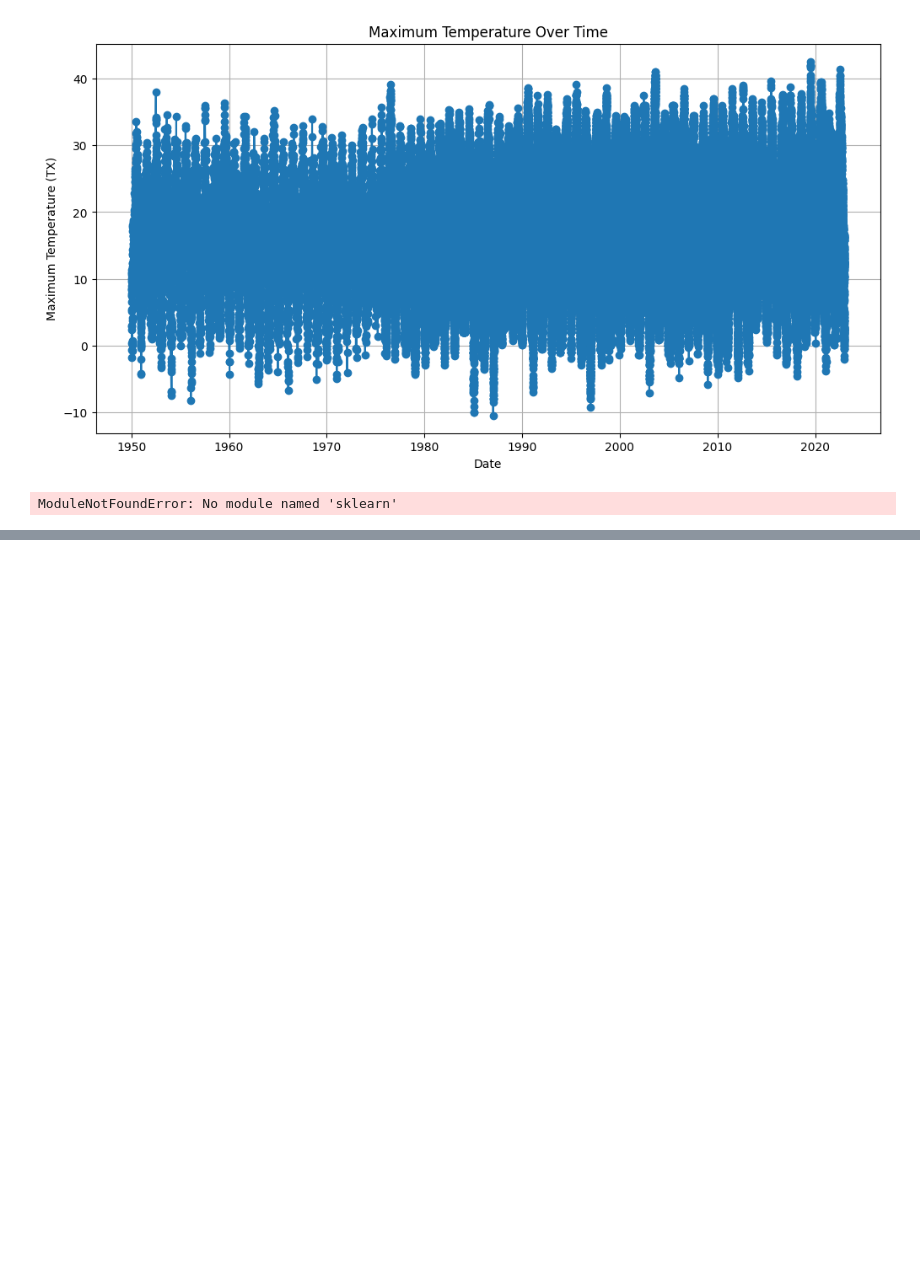
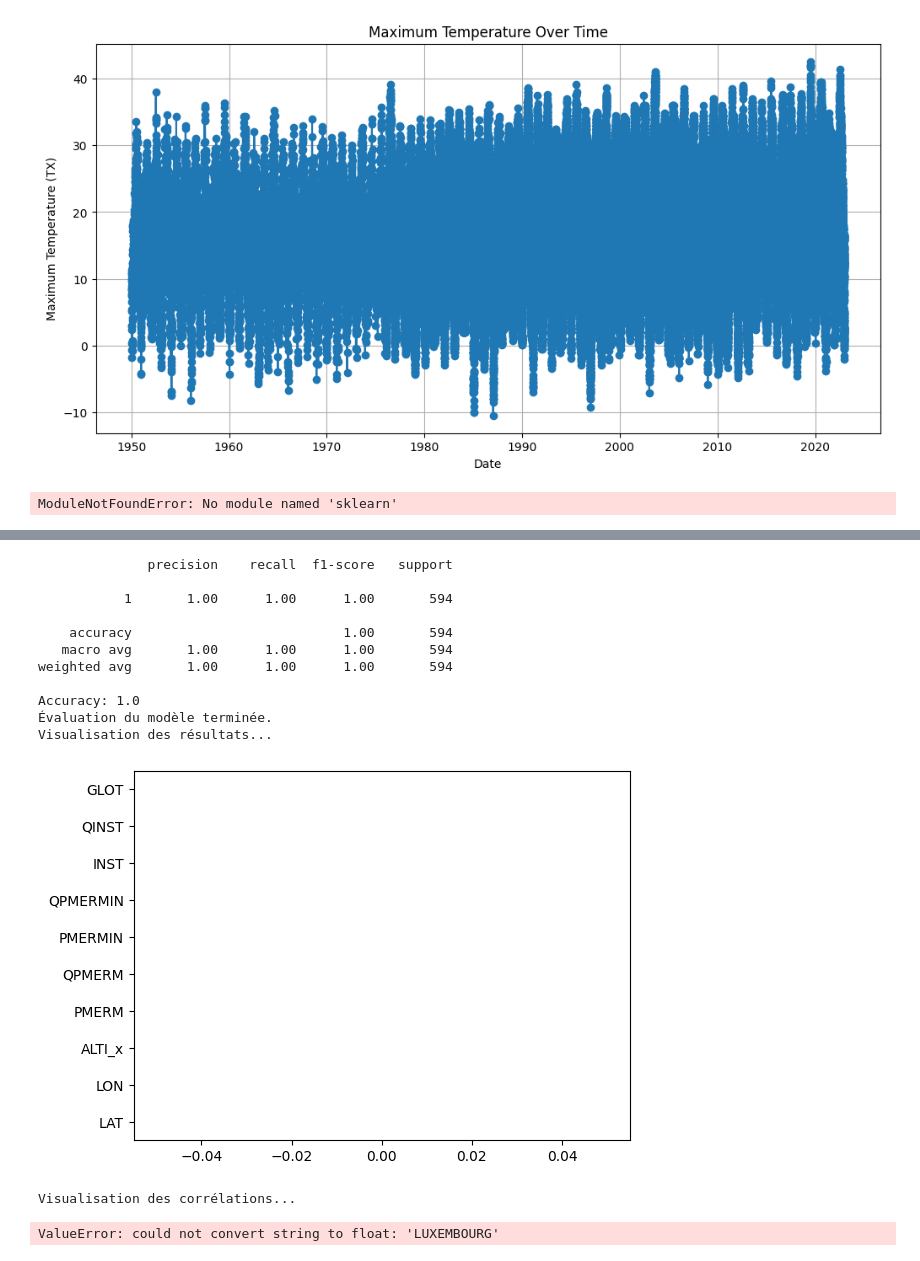
Before and after one commit to YannSko/Transport_App, a Jupyter notebook: ML_module/data_model/plot_data_weather.ipynb, the cells around one changed output, grey strips where cells are left out. Cells and saved outputs as stored; diff of their text form; code cells hidden in the pictures; blank space fills up the shorter version.

Commit message:
bad_model
not finished yet

```diff
--- a/ML_module/data_model/plot_data_weather.ipynb
+++ b/ML_module/data_model/plot_data_weather.ipynb
@@ -128,8 +128,12 @@ import json
 from sklearn.model_selection import train_test_split
 from sklearn.ensemble import RandomForestClassifier
 from sklearn.metrics import classification_report, accuracy_score
+from sklearn.preprocessing import LabelEncoder, OneHotEncoder, StandardScaler
+from sklearn.compose import ColumnTransformer
+from sklearn.pipeline import Pipeline
 import matplotlib.pyplot as plt
 import seaborn as sns
+import numpy as np
 
 # 1. Chargement des datasets
 print("Chargement des datasets...")
@@ -226,12 +230,40 @@ if 'coordinates' in merged_df.columns:
 
 X = merged_df.drop(columns=columns_to_drop)
 y = merged_df['chantier']
+
+# Sélection des colonnes numériques et catégorielles
+numeric_features = X.select_dtypes(include=[np.number]).columns.tolist()
+categorical_features = X.select_dtypes(include=['object']).columns.tolist()
+
+# Pipeline pour les colonnes numériques
+numeric_transformer = Pipeline(steps=[
+    ('scaler', StandardScaler())
+])
+
+# Pipeline pour les colonnes catégorielles
+categorical_transformer = Pipeline(steps=[
+    ('encoder', OneHotEncoder(handle_unknown='ignore'))
+])
+
+# Combiner les transformations dans un ColumnTransformer
+preprocessor = ColumnTransformer(
+    transformers=[
+        ('num', numeric_transformer, numeric_features),
+        ('cat', categorical_transformer, categorical_features)
+    ])
+
+# Pipeline complet avec prétraitement et modèle
+model = Pipeline(steps=[
+    ('preprocessor', preprocessor),
+    ('classifier', RandomForestClassifier(n_estimators=100, random_state=42))
+])
+
+# Diviser les données en ensembles d'entraînement et de test
 X_train, X_test, y_train, y_test = train_test_split(X, y, test_size=0.2, random_state=42)
 print("Données séparées.")
 
 # 4. Création et entraînement du modèle
 print("Création et entraînement du modèle...")
-model = RandomForestClassifier(n_estimators=100, random_state=42)
 model.fit(X_train, y_train)
 print("Modèle créé et entraîné.")
 
@@ -244,7 +276,18 @@ print("Évaluation du modèle terminée.")
 
 # 6. Visualisation des résultats
 print("Visualisation des résultats...")
-feature_importances = pd.Series(model.feature_importances_, index=X.columns)
+# Extraire l'importance des features
+importances = model.named_steps['classifier'].feature_importances_
+
+# Récupérer les noms des features après OneHotEncoding
+encoder = model.named_steps['preprocessor'].named_transformers_['cat'].named_steps['encoder']
+encoded_cat_features = encoder.get_feature_names_out(categorical_features)
+
+# Combiner les noms des features
+feature_names = np.hstack([numeric_features, encoded_cat_features])
+
+# Visualiser l'importance des features
+feature_importances = pd.Series(importances, index=feature_names)
 feature_importances.nlargest(10).plot(kind='barh')
 plt.show()
 
@@ -253,6 +296,18 @@ print("Visualisation des corrélations...")
 corr_matrix = merged_df.corr()
 sns.heatmap(corr_matrix, annot=True, cmap='coolwarm')
 plt.show()
+
+# Exemple de retour des coordonnées et de la probabilité pour une voie donnée
+print("Exemple de prédiction avec probabilité pour une voie donnée...")
+example_station_id = merged_df.iloc[0]['station_id']
+example_row = merged_df[merged_df['station_id'] == example_station_id].drop(columns=columns_to_drop + ['chantier']).iloc[0]
+example_prediction = model.predict([example_row])[0]
+example_proba = model.predict_proba([example_row])[0]
+
+print(f"Station ID: {example_station_id}")
+print(f"Coordonnées: {merged_df[merged_df['station_id'] == example_station_id]['coordinates'].values[0]}")
+print(f"Prédiction: {'Chantier' if example_prediction == 1 else 'Pas de chantier'}")
+print(f"Probabilités: {example_proba}")
 # %% [output]
 Chargement des datasets...
 Datasets chargés.
@@ -273,0 +329,14 @@ Création de la colonne 'chantier'...
+              precision    recall  f1-score   support
+
+           1       1.00      1.00      1.00       594
+
+    accuracy                           1.00       594
+   macro avg       1.00      1.00      1.00       594
+weighted avg       1.00      1.00      1.00       594
+
+Accuracy: 1.0
+Évaluation du modèle terminée.
+Visualisation des résultats...
+[figure, added]
+Visualisation des corrélations...
+ValueError: could not convert string to float: 'LUXEMBOURG'
```
Also changed, not shown: parts of 1 cell of this notebook.
